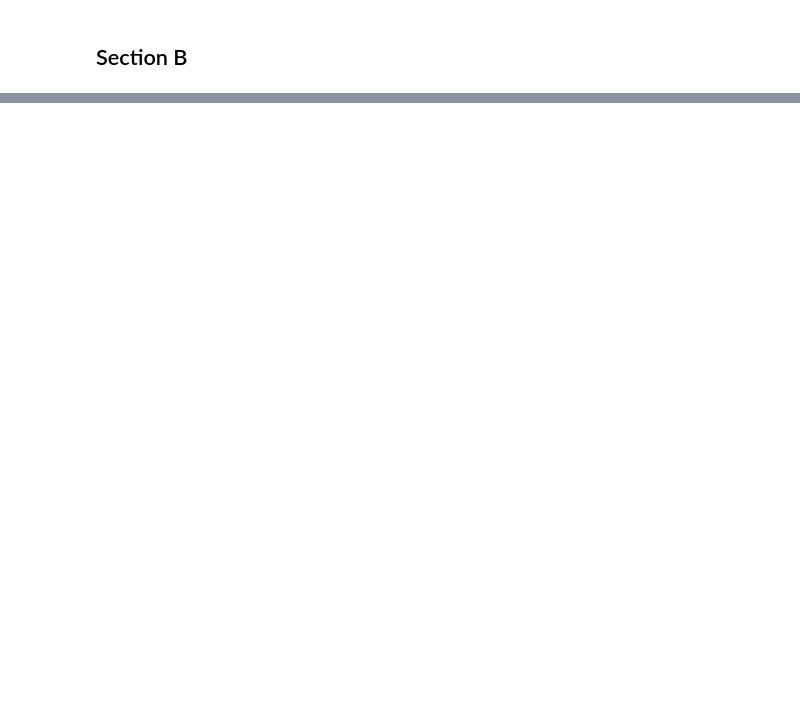
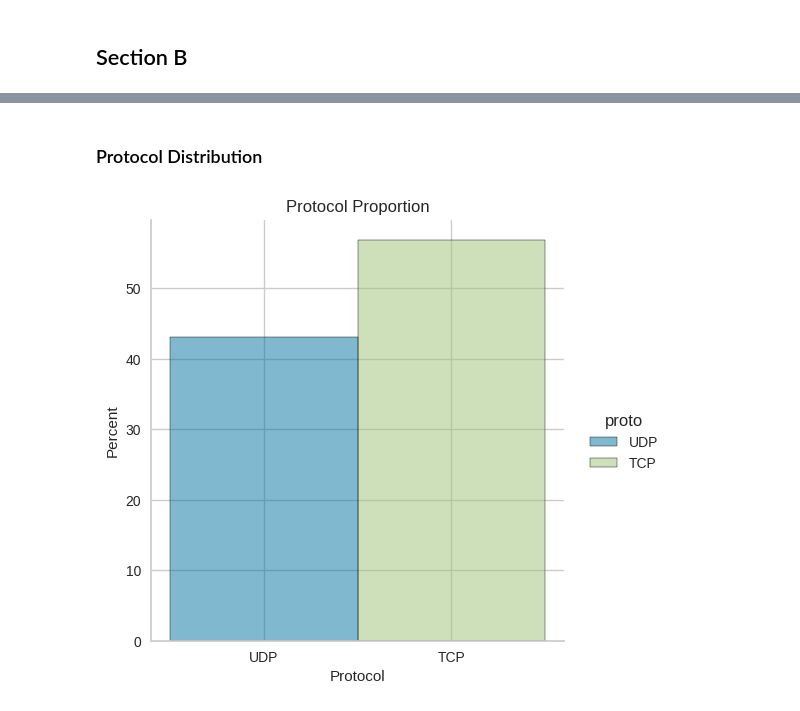
Before and after one commit to JRhin/pcap-analysis, a Jupyter notebook: main_notebook.ipynb, the cells around one changed output, grey strips where cells are left out. Cells and saved outputs as stored; diff of their text form; code cells hidden in the pictures; blank space fills up the shorter version.

```diff
--- a/main_notebook.ipynb
+++ b/main_notebook.ipynb
@@ -848,0 +982,12 @@ We decided to focus our analysis only on the TCP and UDP protocols.
+# %% [markdown]
+### Protocol Distribution
+# %%
+plot = sns.displot(features_df.with_columns(proto=pl.when(pl.col("proto").eq(pl.lit(1))).then(pl.lit('TCP')).otherwise(pl.lit('UDP'))).to_pandas(),
+                   x='proto',
+                   hue='proto',
+                   stat='percent')
+plot.set(title='Protocol Proportion',
+         xlabel='Protocol')
+plt.show()
+# %% [output]
+[figure, added]
```
Also changed, not shown: parts of 22 cells of this notebook, 1 other file.
